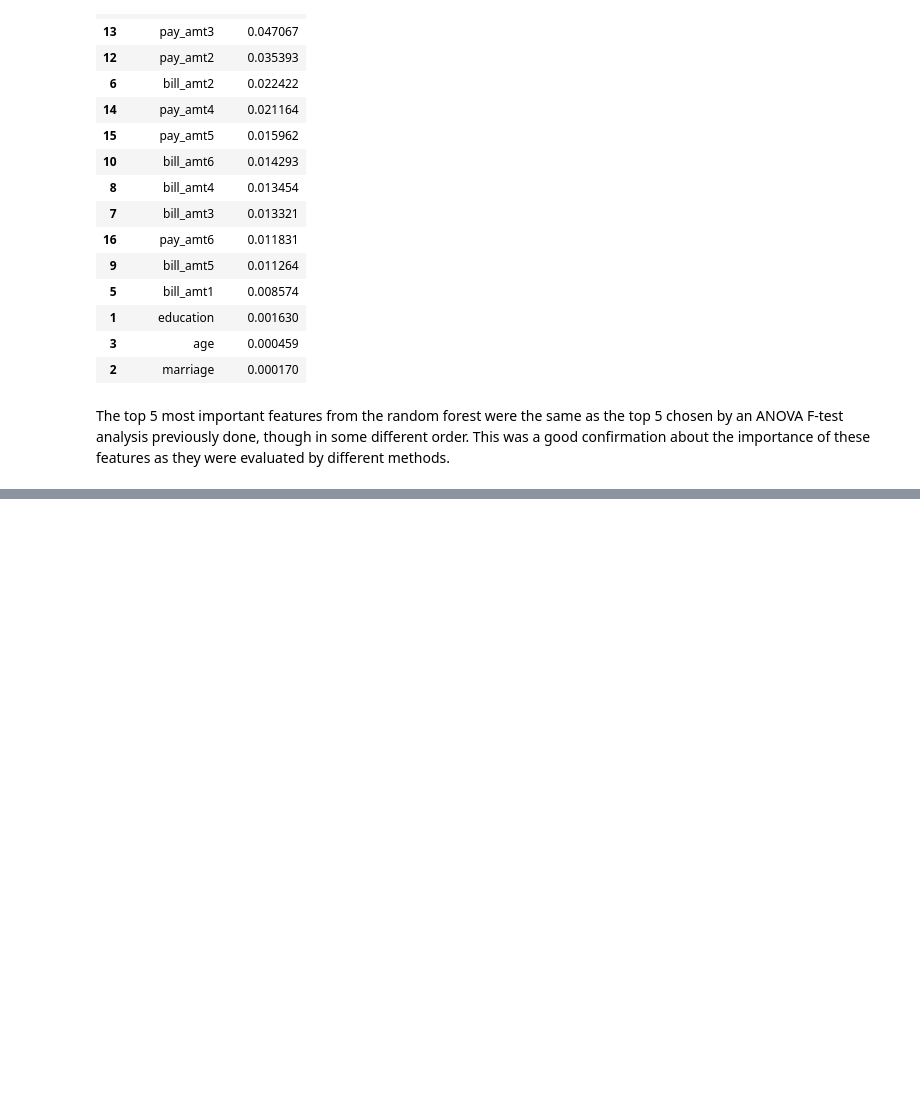
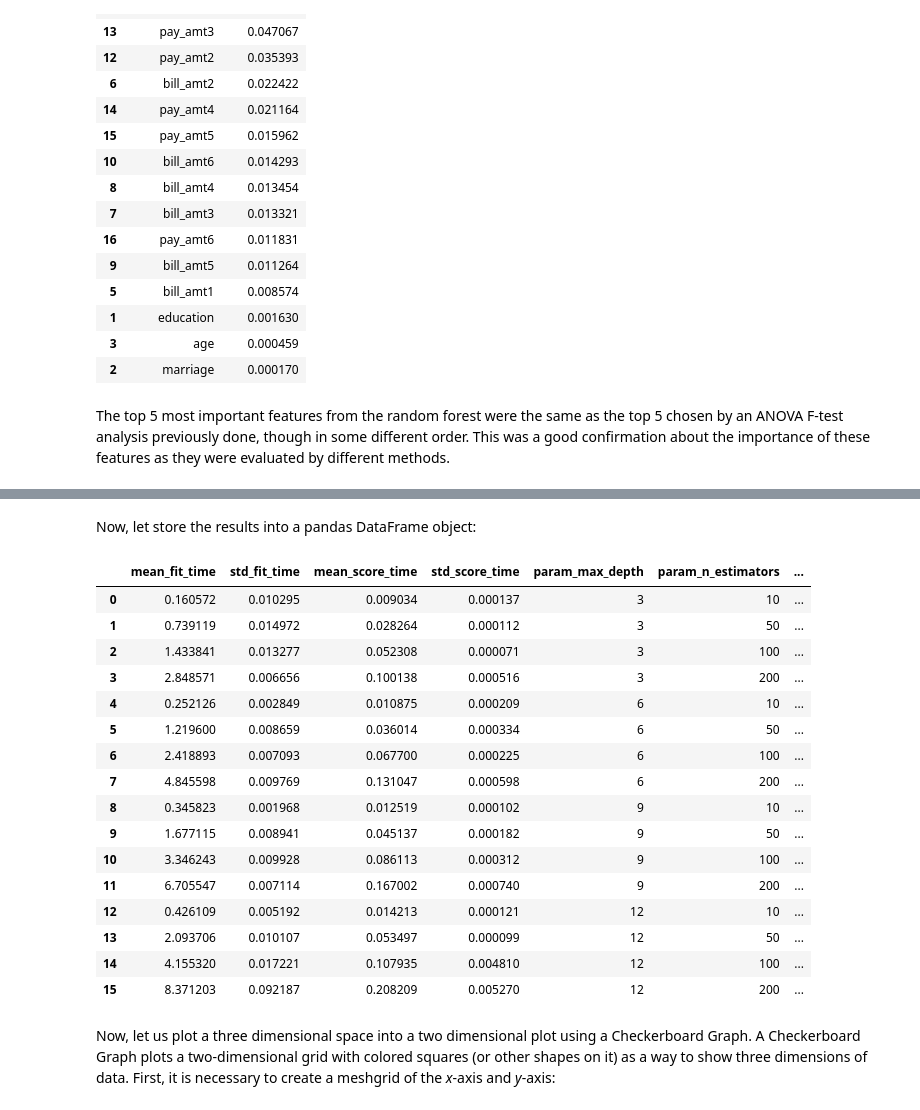
Before and after one commit to jeantardelli/data-science, a Jupyter notebook: decision-trees-and-random-forests.ipynb, the cells around one changed output, grey strips where cells are left out. Drawn from its saved outputs; the diff is of its cells as text; code cells hidden in the pictures; blank space fills up the shorter version.

```diff
--- a/decision-trees-and-random-forests.ipynb
+++ b/decision-trees-and-random-forests.ipynb
@@ -452,0 +493,25 @@ The top 5 most important features from the random forest were the same as the to
+# %% [markdown]
+Now, let store the results into a pandas DataFrame object:
+# %%
+cv_rf_results_df = pd.DataFrame(cv_rf.cv_results_)
+cv_rf_results_df
+# %% [output]
+|  | mean_fit_time | std_fit_time | mean_score_time | std_score_time | param_max_depth | param_n_estimators | ... |
+| 0 | 0.160572 | 0.010295 | 0.009034 | 0.000137 | 3 | 10 | ... |
+| 1 | 0.739119 | 0.014972 | 0.028264 | 0.000112 | 3 | 50 | ... |
+| 2 | 1.433841 | 0.013277 | 0.052308 | 0.000071 | 3 | 100 | ... |
+| 3 | 2.848571 | 0.006656 | 0.100138 | 0.000516 | 3 | 200 | ... |
+| 4 | 0.252126 | 0.002849 | 0.010875 | 0.000209 | 6 | 10 | ... |
+| 5 | 1.219600 | 0.008659 | 0.036014 | 0.000334 | 6 | 50 | ... |
+| 6 | 2.418893 | 0.007093 | 0.067700 | 0.000225 | 6 | 100 | ... |
+| 7 | 4.845598 | 0.009769 | 0.131047 | 0.000598 | 6 | 200 | ... |
+| 8 | 0.345823 | 0.001968 | 0.012519 | 0.000102 | 9 | 10 | ... |
+| 9 | 1.677115 | 0.008941 | 0.045137 | 0.000182 | 9 | 50 | ... |
+| 10 | 3.346243 | 0.009928 | 0.086113 | 0.000312 | 9 | 100 | ... |
+| 11 | 6.705547 | 0.007114 | 0.167002 | 0.000740 | 9 | 200 | ... |
+| 12 | 0.426109 | 0.005192 | 0.014213 | 0.000121 | 12 | 10 | ... |
+| 13 | 2.093706 | 0.010107 | 0.053497 | 0.000099 | 12 | 50 | ... |
+| 14 | 4.155320 | 0.017221 | 0.107935 | 0.004810 | 12 | 100 | ... |
+| 15 | 8.371203 | 0.092187 | 0.208209 | 0.005270 | 12 | 200 | ... |
+# %% [markdown]
+Now, let us plot a three dimensional space into a two dimensional plot using a Checkerboard Graph. A Checkerboard Graph plots a two-dimensional grid with colored squares (or other shapes on it) as a way to show three dimensions of data. First, it is necessary to create a meshgrid of the *x*-axis and *y*-axis:
```
Also changed, not shown: parts of 11 cells of this notebook.
